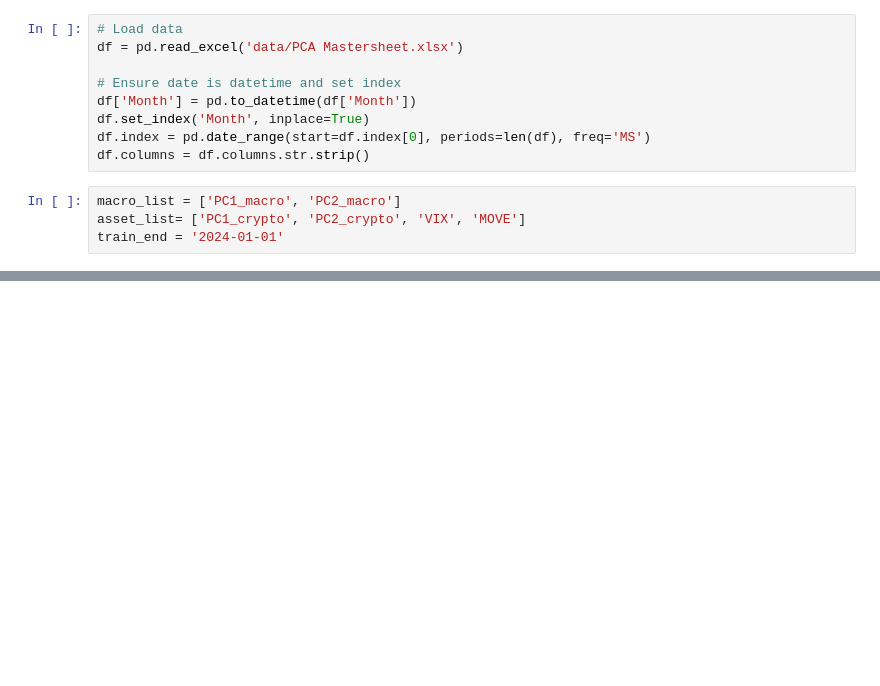
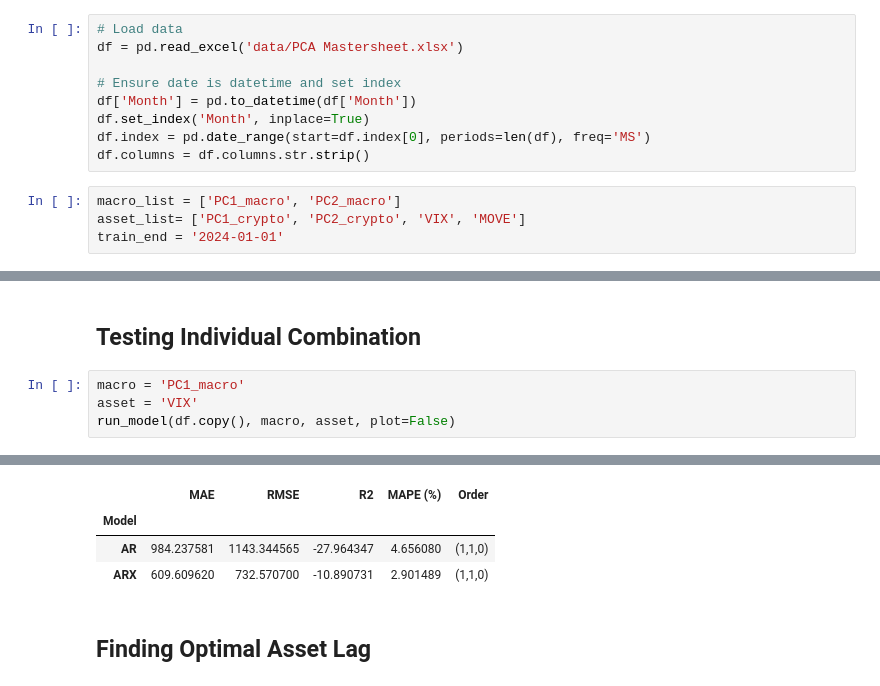
Before and after one commit to tianyishen701/CryptoMacroecon-Prediction-CSUREMM, a Jupyter notebook: AR with PCA.ipynb, the cells around one changed output, grey strips where cells are left out. Saved outputs shown, nothing was run; the diff lists cells and outputs as text; blank space fills up the shorter version.

```diff
--- a/AR with PCA.ipynb
+++ b/AR with PCA.ipynb
@@ -174,0 +294,7 @@ final_results
+# %% [markdown]
+## Testing Individual Combination
+# %%
+macro = 'PC1_macro'
+asset = 'VIX'
+run_model(df.copy(), macro, asset, plot=False)
+# %% [output]
@@ -174,0 +302,6 @@ final_results
+|  | MAE | RMSE | R2 | MAPE (%) | Order |
+| Model |  |  |  |  |  |
+| AR | 984.237581 | 1143.344565 | -27.964347 | 4.656080 | (1,1,0) |
+| ARX | 609.609620 | 732.570700 | -10.890731 | 2.901489 | (1,1,0) |
+# %% [markdown]
+## Finding Optimal Asset Lag
```
Also changed, not shown: parts of 11 cells of this notebook, 1 other file.
